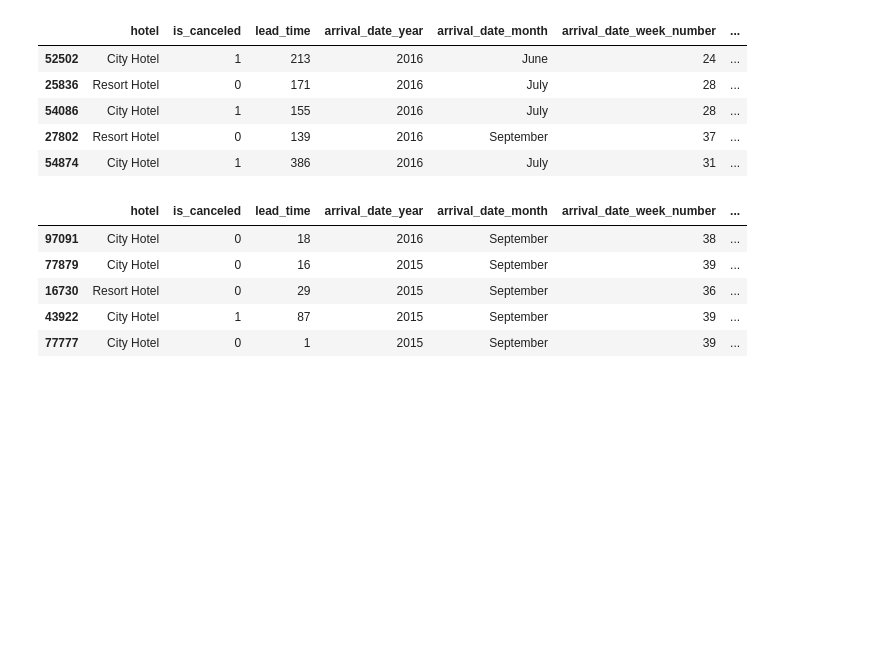
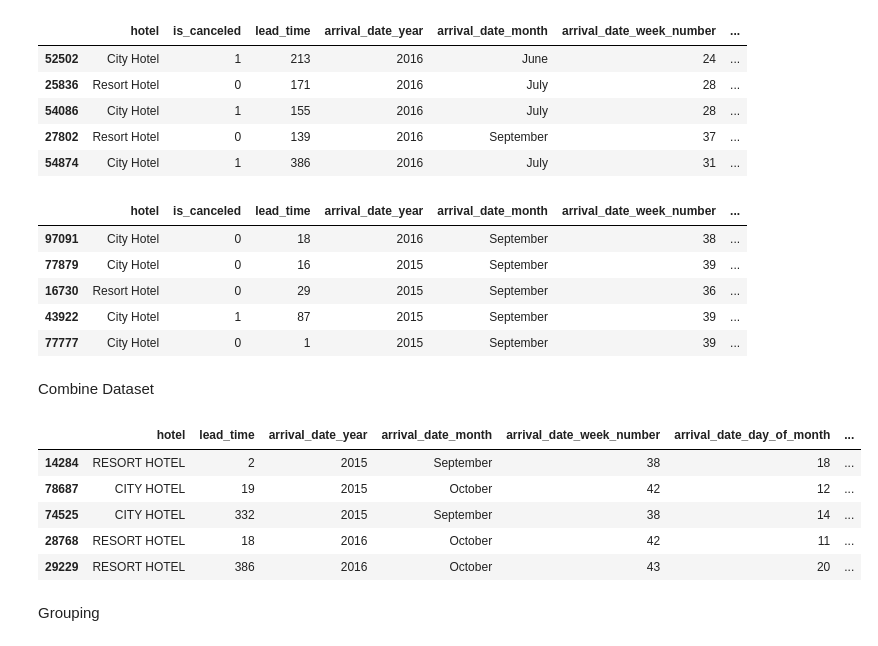
Before and after one commit to suranjitpartho/python_CheatCode, a Jupyter notebook: python_CheatCode.ipynb, the cells around one changed output. Saved outputs shown, nothing was run; the diff lists cells and outputs as text; code cells hidden in the pictures; blank space fills up the shorter version.

```diff
--- a/python_CheatCode.ipynb
+++ b/python_CheatCode.ipynb
@@ -218,3 +249,21 @@ df3 = df[df['arrival_date_month'].isin(['September', 'October'])]
 # %%
 # Table Query: Date Range (YYYY-MM-DD)
 df3 = df[(df['reservation_status_date'] > '2015-12-22') & (df['reservation_status_date'] <= '2015-12-31')]
+# %% [markdown]
+Combine Dataset
+# %%
+df_sep = df[(df['arrival_date_month'] == 'September')]
+df_oct = df[(df['arrival_date_month'] == 'October')]
+# %%
+df_combined = pd.concat([df_sep, df_oct])
+# %%
+df_combined.sample(5)
+# %% [output]
+|  | hotel | lead_time | arrival_date_year | arrival_date_month | arrival_date_week_number | arrival_date_day_of_month | ... |
+| 14284 | RESORT HOTEL | 2 | 2015 | September | 38 | 18 | ... |
+| 78687 | CITY HOTEL | 19 | 2015 | October | 42 | 12 | ... |
+| 74525 | CITY HOTEL | 332 | 2015 | September | 38 | 14 | ... |
+| 28768 | RESORT HOTEL | 18 | 2016 | October | 42 | 11 | ... |
+| 29229 | RESORT HOTEL | 386 | 2016 | October | 43 | 20 | ... |
+# %% [markdown]
+Grouping
```
Also changed, not shown: parts of 18 cells of this notebook.
